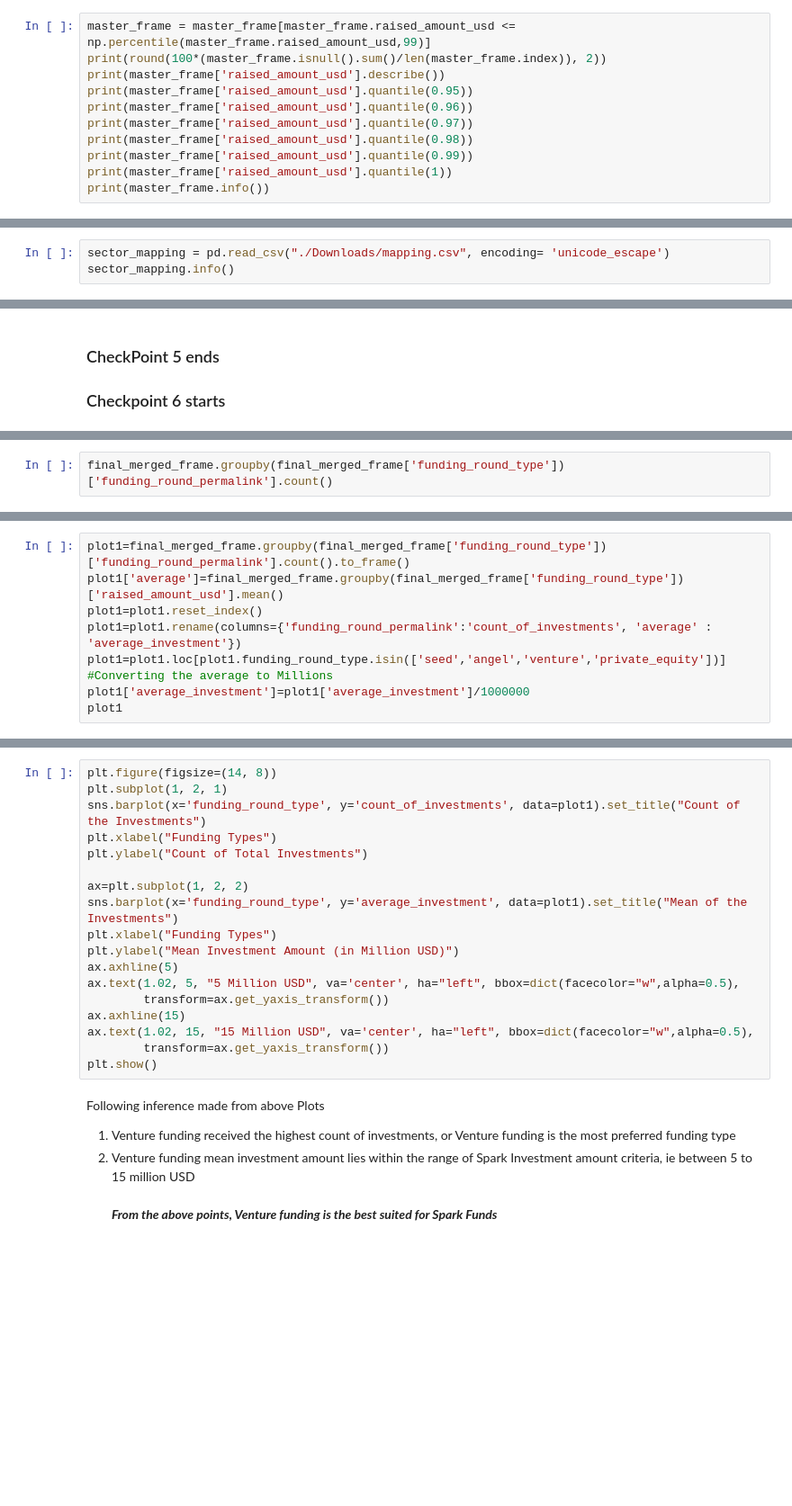
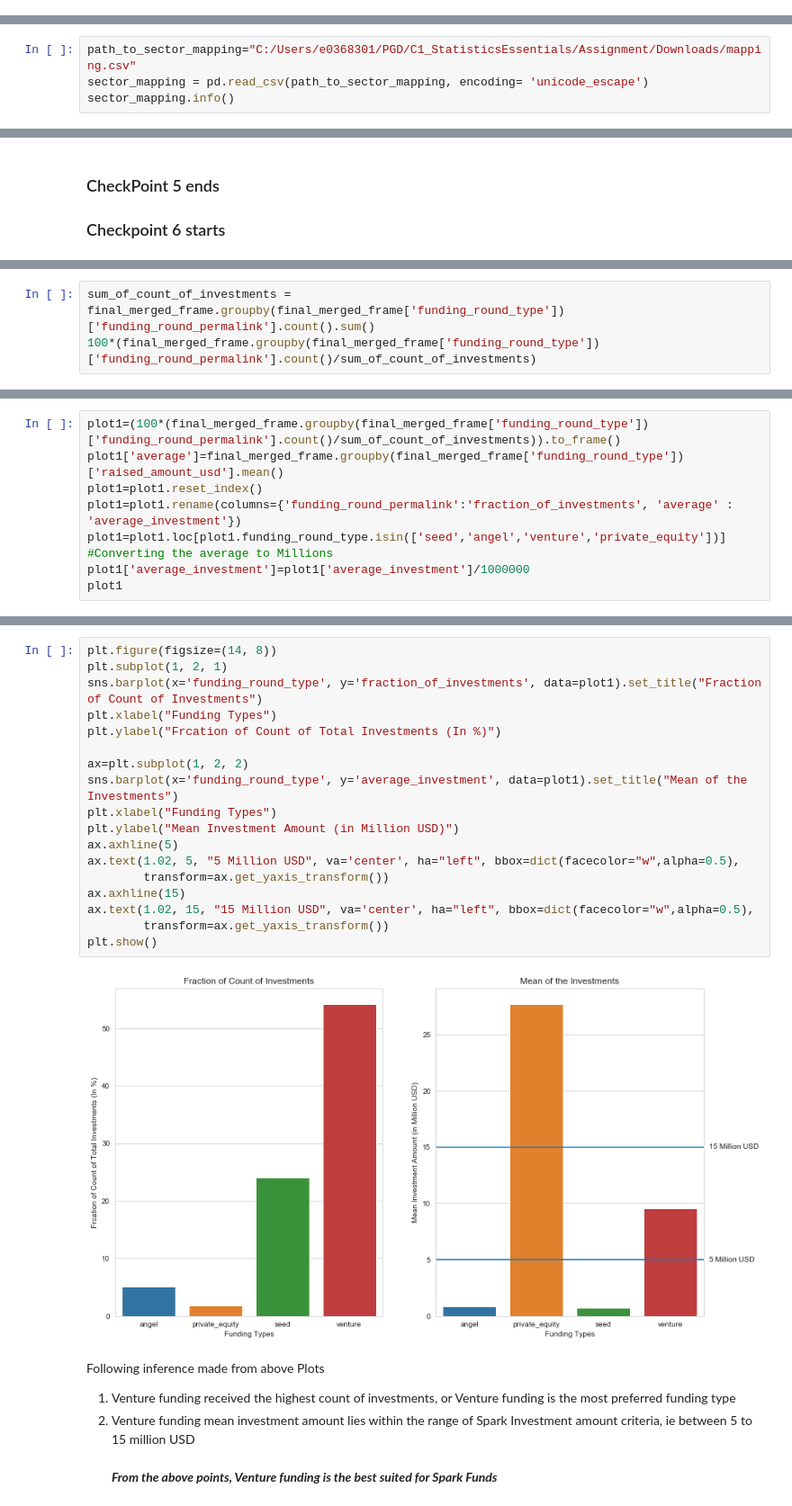
Before and after one commit to sivaswami1885/InvestmentAnalysis, a Jupyter notebook: InvestmentAssignment.ipynb, the cells around one changed output, grey strips where cells are left out. Shown at 90% size. Cells and saved outputs as stored; diff of their text form; blank space fills up the shorter version.

```diff
--- a/InvestmentAssignment.ipynb
+++ b/InvestmentAssignment.ipynb
@@ -106,11 +356,0 @@ print(master_frame['raised_amount_usd'].quantile(1))
-# %%
-master_frame = master_frame[master_frame.raised_amount_usd <= np.percentile(master_frame.raised_amount_usd,99)]
-print(round(100*(master_frame.isnull().sum()/len(master_frame.index)), 2))
-print(master_frame['raised_amount_usd'].describe())
-print(master_frame['raised_amount_usd'].quantile(0.95))
-print(master_frame['raised_amount_usd'].quantile(0.96))
-print(master_frame['raised_amount_usd'].quantile(0.97))
-print(master_frame['raised_amount_usd'].quantile(0.98))
-print(master_frame['raised_amount_usd'].quantile(0.99))
-print(master_frame['raised_amount_usd'].quantile(1))
-print(master_frame.info())
@@ -260,5 +601,6 @@ top3_english_speaking_venture_funded_countries
 # %% [markdown]
 `Reading sector_mapping data into a dataframe and a basic look at the data set`
 # %%
-sector_mapping = pd.read_csv("./Downloads/mapping.csv", encoding= 'unicode_escape')
+path_to_sector_mapping="C:/Users/e0368301/PGD/C1_StatisticsEssentials/Assignment/Downloads/mapping.csv"
+sector_mapping = pd.read_csv(path_to_sector_mapping, encoding= 'unicode_escape')
 sector_mapping.info()
@@ -447,2 +998,3 @@ final_merged_frame.head()
 # %%
-final_merged_frame.groupby(final_merged_frame['funding_round_type'])['funding_round_permalink'].count()
+sum_of_count_of_investments = final_merged_frame.groupby(final_merged_frame['funding_round_type'])['funding_round_permalink'].count().sum()
+100*(final_merged_frame.groupby(final_merged_frame['funding_round_type'])['funding_round_permalink'].count()/sum_of_count_of_investments)
@@ -449,8 +1018,8 @@ final_merged_frame.groupby(final_merged_frame['funding_round_type'])['funding_ro
 # %%
-plot1=final_merged_frame.groupby(final_merged_frame['funding_round_type'])['funding_round_permalink'].count().to_frame()
+plot1=(100*(final_merged_frame.groupby(final_merged_frame['funding_round_type'])['funding_round_permalink'].count()/sum_of_count_of_investments)).to_frame()
 plot1['average']=final_merged_frame.groupby(final_merged_frame['funding_round_type'])['raised_amount_usd'].mean()
 plot1=plot1.reset_index()
-plot1=plot1.rename(columns={'funding_round_permalink':'count_of_investments', 'average' : 'average_investment'})
+plot1=plot1.rename(columns={'funding_round_permalink':'fraction_of_investments', 'average' : 'average_investment'})
 plot1=plot1.loc[plot1.funding_round_type.isin(['seed','angel','venture','private_equity'])]
 #Converting the average to Millions
 plot1['average_investment']=plot1['average_investment']/1000000
@@ -458,21 +1033,23 @@ plot1
 # %%
 plt.figure(figsize=(14, 8))
 plt.subplot(1, 2, 1)
-sns.barplot(x='funding_round_type', y='count_of_investments', data=plot1).set_title("Count of the Investments")
+sns.barplot(x='funding_round_type', y='fraction_of_investments', data=plot1).set_title("Fraction of Count of Investments")
 plt.xlabel("Funding Types")
-plt.ylabel("Count of Total Investments")
+plt.ylabel("Frcation of Count of Total Investments (In %)")
 
 ax=plt.subplot(1, 2, 2)
 sns.barplot(x='funding_round_type', y='average_investment', data=plot1).set_title("Mean of the Investments")
 plt.xlabel("Funding Types")
 plt.ylabel("Mean Investment Amount (in Million USD)")
 ax.axhline(5)
 ax.text(1.02, 5, "5 Million USD", va='center', ha="left", bbox=dict(facecolor="w",alpha=0.5),
         transform=ax.get_yaxis_transform())
 ax.axhline(15)
 ax.text(1.02, 15, "15 Million USD", va='center', ha="left", bbox=dict(facecolor="w",alpha=0.5),
         transform=ax.get_yaxis_transform())
 plt.show()
+# %% [output]
+[figure, added]
 # %% [markdown]
 Following inference made from above Plots
 1. Venture funding received the highest count of investments, or Venture funding is the most preferred funding type
```
Also changed, not shown: parts of 125 cells of this notebook, 4 other files.
